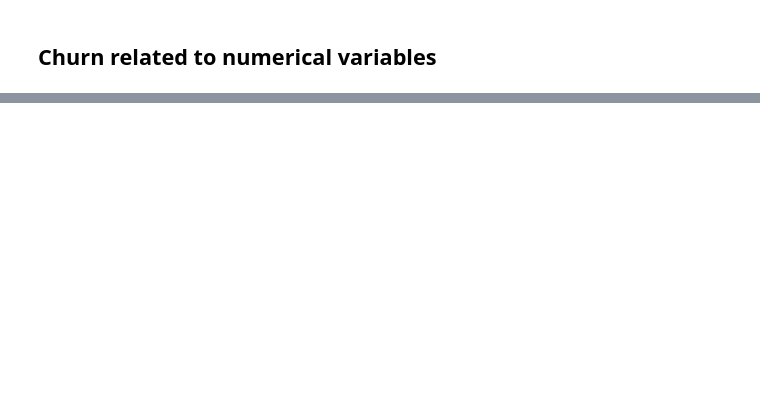
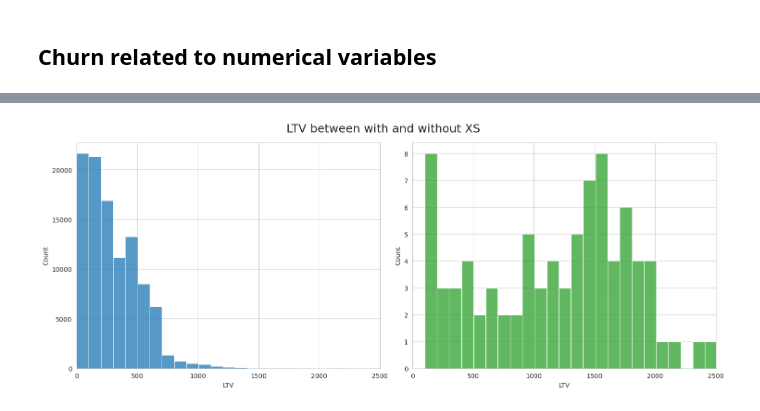
Before and after one commit to ricardormotta/LTV_analysis, a Jupyter notebook: ltv-ml-project/notebooks/EDA.ipynb, the cells around one changed output, grey strips where cells are left out. Drawn from its saved outputs; the diff is of its cells as text; code cells hidden in the pictures; blank space fills up the shorter version.

```diff
--- a/ltv-ml-project/notebooks/EDA.ipynb
+++ b/ltv-ml-project/notebooks/EDA.ipynb
@@ -206,0 +416,13 @@ base.loc[base["user_id"].isin(users_churn_negative)]
+# %%
+sns.set_style("whitegrid")
+palette = sns.color_palette()
+fig,axs = plt.subplots(1,2, figsize = (15,6))
+sns.histplot(df.loc[~df["is_xs"].astype(bool),"LTV"], ax = axs[0], color = palette[0], label="Non XS",binwidth=100)
+sns.histplot(df.loc[df["is_xs"].astype(bool),"LTV"], ax = axs[1], color = palette[2], label="XS",binwidth=100)
+axs[0].set_xlim(0,2500)
+axs[1].set_xlim(0,2500)
+
+plt.suptitle("LTV between with and without XS", fontsize=18)
+plt.tight_layout()
+plt.show()
+# %% [output]
@@ -206,0 +430 @@ base.loc[base["user_id"].isin(users_churn_negative)]
+[figure, added]
```
Also changed, not shown: parts of 31 cells of this notebook, 3 other files.
